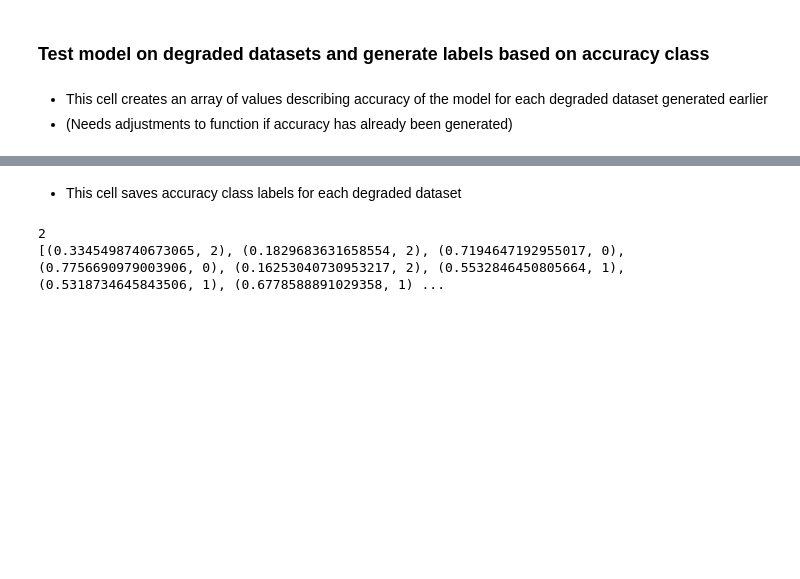
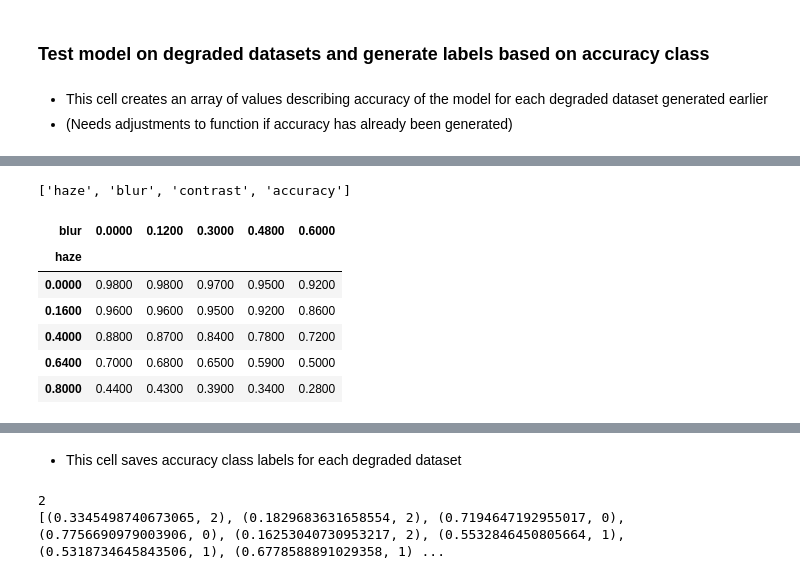
Before and after one commit to ozvar/monitor_creation, a Jupyter notebook: main.ipynb, the cells around one changed output, grey strips where cells are left out. Saved outputs shown, nothing was run; the diff lists cells and outputs as text; code cells hidden in the pictures; blank space fills up the shorter version.

```diff
--- a/main.ipynb
+++ b/main.ipynb
@@ -118,0 +186,14 @@ plt.show()
+# %%
+labels
+# %% [output]
+['haze', 'blur', 'contrast', 'accuracy']
+# %%
+heatmap_df
+# %% [output]
+| blur | 0.0000 | 0.1200 | 0.3000 | 0.4800 | 0.6000 |
+| haze |  |  |  |  |  |
+| 0.0000 | 0.9800 | 0.9800 | 0.9700 | 0.9500 | 0.9200 |
+| 0.1600 | 0.9600 | 0.9600 | 0.9500 | 0.9200 | 0.8600 |
+| 0.4000 | 0.8800 | 0.8700 | 0.8400 | 0.7800 | 0.7200 |
+| 0.6400 | 0.7000 | 0.6800 | 0.6500 | 0.5900 | 0.5000 |
+| 0.8000 | 0.4400 | 0.4300 | 0.3900 | 0.3400 | 0.2800 |
```
Also changed, not shown: parts of 15 cells of this notebook, 1 other file.
